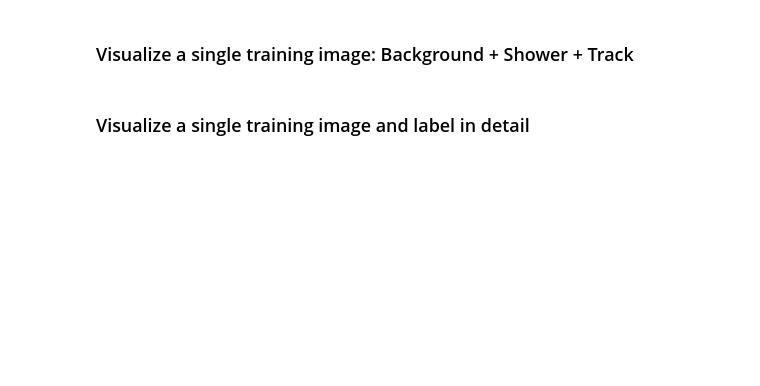
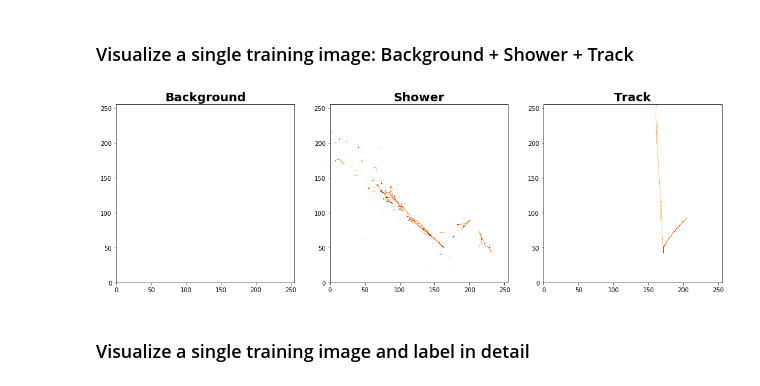
Before and after one commit to ArbinTimilsina/ParticleTagging, a Jupyter notebook: ParticleClassification.ipynb, the cells around one changed output. Cells and saved outputs as stored; diff of their text form; code cells hidden in the pictures; blank space fills up the shorter version.

```diff
--- a/ParticleClassification.ipynb
+++ b/ParticleClassification.ipynb
@@ -623,26 +696,28 @@ print 'Found', test_label_chain.GetEntries(), 'labels in test dataset!'
 # %%
 entry = 552
 train_image_chain.GetEntry(entry)
 train_label_chain.GetEntry(entry)
 
 # Let's grab a specific projection (1st one)
 image2d = larcv.as_ndarray(train_image_chain.image2d_data_branch.as_vector().front())
 label2d = larcv.as_ndarray(train_label_chain.image2d_segment_branch.as_vector().front())
 
 categories = ['Background','Shower','Track']
 unique_values, unique_counts = np.unique(label2d, return_counts=True)
 
 fig, axes = plt.subplots(1, len(unique_values), figsize=(18,12), facecolor='w')
 xlim,ylim = get_view_range(image2d)
 for index, value in enumerate(unique_values):
     ax = axes[index]
     mask = (label2d == value)
     ax.imshow(image2d * mask, interpolation='none', cmap='gist_heat_r', origin='lower')
-    ax.set_title(categories[index],fontsize=20,fontname='Georgia',fontweight='bold')
+    ax.set_title(categories[index],fontsize=20,fontname='DejaVu Sans',fontweight='bold')
     ax.set_xlim(xlim)
     ax.set_ylim(ylim)
 plt.show()
 fig.savefig('Plots/SegmentationTrainingImageSeparated.pdf', bbox_inches='tight')
+# %% [output]
+[figure, added]
 # %% [markdown]
 ### Visualize a single training image and label in detail
 # %%
```
Also changed, not shown: parts of 18 cells of this notebook, 15 other files.
